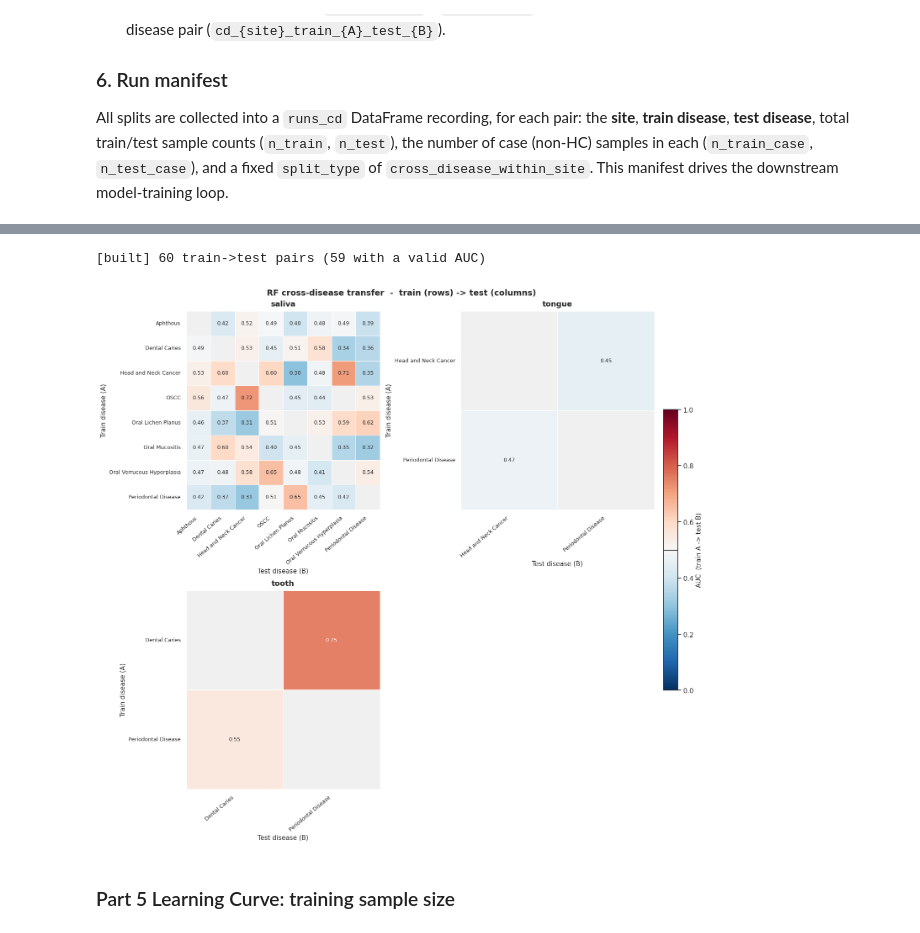
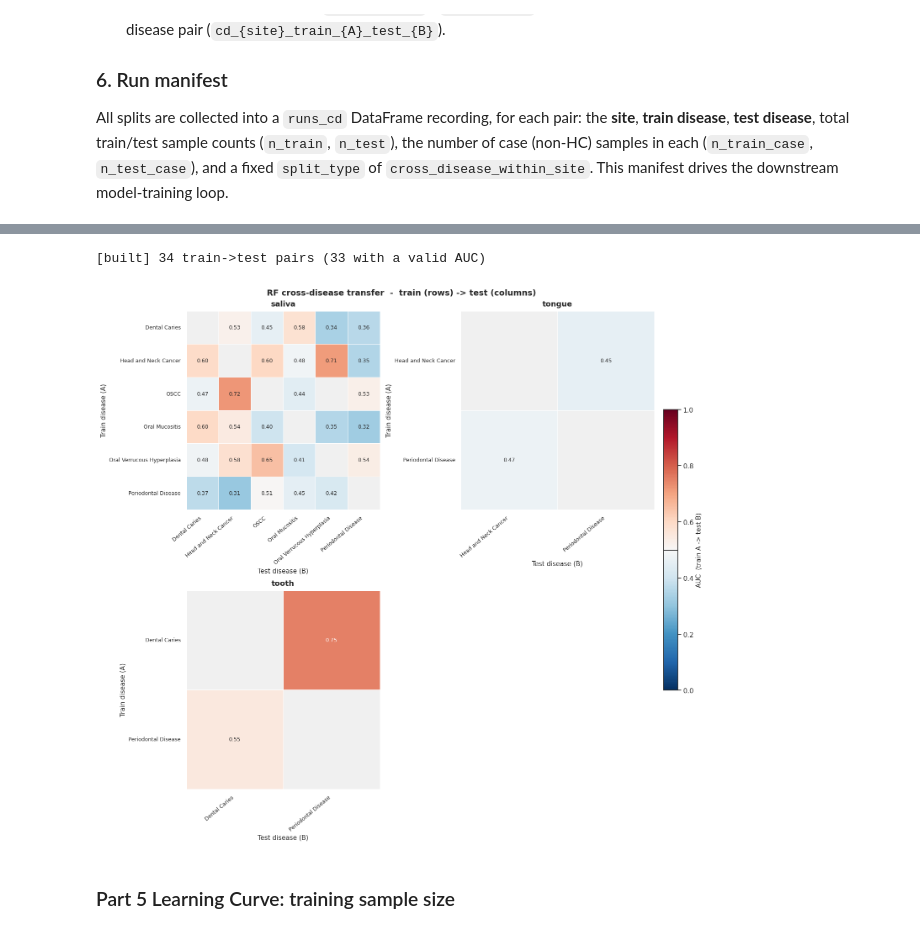
Before and after one commit to xu-research-lab/global-oral-microbiome, a Jupyter notebook: disease_classification/disease_predict.ipynb, the cells around one changed output, grey strips where cells are left out. Saved outputs shown, nothing was run; the diff lists cells and outputs as text; code cells hidden in the pictures.

Commit message:
updata disease classification

```diff
--- a/disease_classification/disease_predict.ipynb
+++ b/disease_classification/disease_predict.ipynb
@@ -987,9 +893,9 @@ DeepPhylo improves on Random Forest and whether the oral or gut site carries mor
 Five-fold CV, paired Oral vs Gut samples: RF only.
 
 PART 1 builds df_all_rf in memory from the raw prediction files:
-    run_info_oral_gut.csv                      -> site / fold / study
+    run_info_oral_gut_genus.csv                      -> site / fold / study
     result/RF_results_five_fold.csv            -> RF (pred_prob)
-    meta_oral_gut.tsv                          -> TRUE case/control labels
+    meta_oral_gut_genus.tsv                          -> TRUE case/control labels
 
 One AUC is computed per (site, study, fold); the 5 folds form the box.
 PART 2 plots, per disease/study, the Gut vs Oral boxes and connects each
@@ -1010,11 +916,11 @@ from sklearn.metrics import roc_auc_score
 # =============================================================================
 
 # ------------------------------------------------------------------ CONFIG ---
-RUN_INFO   = "run_info_oral_gut.csv"        # columns: site, fold, study
+RUN_INFO   = "run_info_oral_gut_genus.csv"        # columns: site, fold, study
 RESULT_DIR = "result"
 
 # ---- Ground-truth labels ----------------------------------------------------
-META_PATH      = "meta_oral_gut.tsv"
+META_PATH      = "meta_oral_gut_genus.tsv"
 META_ID_COL     = "sample_id"        # sample id column; must match SampleID
 META_LABEL_COL  = "group"            # binary target column (case=1 / control=0)
 META_STATUS_COL = "status_cleaned"   # disease / HC label column, used for titles
@@ -1244,7 +1150,7 @@ else:
                frameon=True, fontsize=10, title_fontsize=11)
 
 fig.tight_layout()
-# plt.savefig(os.path.join(RESULT_DIR, "fivefold_oral_gut_rf_paired.png"),
+# plt.savefig(os.path.join(RESULT_DIR, "fivefold_oral_gut_rf_paired_genus.png"),
 #             dpi=200, bbox_inches="tight")
 plt.show()
 # %% [output]
@@ -1285,13 +1191,10 @@ For each split, the corresponding samples are pulled from the `biom` feature tab
 Finally, all splits are collected into a `runs` DataFrame recording the **site, disease, continent, held-out test study, and split type** (`wc` or `loco`). This manifest drives the downstream model-training loop.
 # %%
 table = biom.load_table("../../data/metadata-and-biom-v2-qc/biom_oral_qc_dedup.biom")
+table = aggregate_to_genus(table)
 metadata = pd.read_csv("../../data/metadata-and-biom-v2-qc/metadata_oral_qc_dedup.tsv", sep="\t", low_memory=False)
 sid = metadata.sample_id.values
 table.filter(sid, axis="sample")
-table.remove_empty()
-fid = table.ids(axis="observation")
-prevalence = table.nonzero_counts(axis="observation")
-table = table.filter(fid[prevalence > 50], axis='observation', inplace=False)
 table.remove_empty()
 sid_reads = table.sum(axis="sample")
 sid = table.ids(axis="sample")
@@ -1910,5 +1799,3 @@ For every ordered pair of usable diseases **(A → B)** where A ≠ B:
 
 ### 6. Run manifest
 All splits are collected into a `runs_cd` DataFrame recording, for each pair: the **site**, **train disease**, **test disease**, total train/test sample counts (`n_train`, `n_test`), the number of case (non-HC) samples in each (`n_train_case`, `n_test_case`), and a fixed `split_type` of `cross_disease_within_site`. This manifest drives the downstream model-training loop.
-# %%
-sid = table.ids(axis="sample")
@@ -1931,5 +1802,3 @@ len(np.intersect1d(table.ids(axis="sample"), metadata.index.values))
-# %%
-metadata = pd.read_csv("meta.tsv", sep="\t", index_col=0)
 # %%
 oral_sites = ['saliva', 'tooth', 'tongue']
 
@@ -2090,10 +1949,10 @@ DeepPhylo cross-disease transfer: train on disease A, test on disease B
 (all ordered pairs, within each site).
 
 PART 1 -- one AUC per run_info row from the prediction files:
-    run_info_cross_disease.csv
+    run_info_cross_disease_genus.csv
         columns include: site, train_disease, test_disease, split_type
     result/predictions_deepphylo_cd_<site>_train_<train_disease>_test_<test_disease>.csv
-    meta.tsv  -> TRUE case/control labels (SampleID = ERR...)
+    meta_genus.tsv  -> TRUE case/control labels (SampleID = ERR...)
 
 PART 2 -- one transfer-matrix heatmap per site:
     rows    = train disease (A)   -- only diseases that actually have results
@@ -2117,11 +1976,11 @@ from sklearn.metrics import roc_auc_score
 # =============================================================================
 
 # ------------------------------------------------------------------ CONFIG ---
-RUN_INFO   = "run_info_cross_disease.csv"
+RUN_INFO   = "run_info_cross_disease_genus.csv"
 RESULT_DIR = "result"
 
 # ---- Ground-truth labels ----------------------------------------------------
-META_PATH      = "meta.tsv"
+META_PATH      = "meta_genus.tsv"
 META_ID_COL    = "sample_id"   # sample id column; must match SampleID (ERR...)
 META_LABEL_COL = "group"       # binary target column (case=1 / control=0)
 
@@ -2213,7 +2072,7 @@ assert not df.empty, (
 n_ok = df["auc"].notna().sum()
 print(f"[built] {len(df)} train->test pairs ({n_ok} with a valid AUC)")
 
-df.to_csv(os.path.join(RESULT_DIR, "cross_disease_auc_long.csv"), index=False)
+df.to_csv(os.path.join(RESULT_DIR, "cross_disease_auc_long_genus.csv"), index=False)
 
 
 # =============================================================================
@@ -2252,35 +2111,35 @@ for i, site in enumerate(sites):
 
     sns.heatmap(
         mat, ax=ax, cmap=CMAP, vmin=VMIN, vmax=VMAX,
         annot=True, fmt=".2f", annot_kws={"size": 9},
         linewidths=0.6, linecolor="white",
         mask=mat.isna(), cbar=False, square=False,
     )
     ax.set_facecolor("#F0F0F0")                     # missing pairs within this site
     ax.set_title(site, pad=8)
     ax.set_xlabel("Test disease (B)")
     ax.set_ylabel("Train disease (A)")
     ax.set_xticklabels([t.get_text().replace("_", " ") for t in ax.get_xticklabels()],
                        rotation=40, ha="right", fontsize=9)
     ax.set_yticklabels([t.get_text().replace("_", " ") for t in ax.get_yticklabels()],
                        rotation=0, fontsize=9)
 
 for j in range(n, len(axes)):
     axes[j].axis("off")
 
 # Shared colour bar
 sm = ScalarMappable(norm=Normalize(VMIN, VMAX), cmap=CMAP)
 sm.set_array([])
 cbar = fig.colorbar(sm, ax=axes.tolist(), fraction=0.03, pad=0.02, shrink=0.85)
 cbar.set_label("AUC  (train A -> test B)")
 cbar.ax.axhline(0.5, color="#333333", lw=1.0)       # mark the chance level
 
 fig.suptitle("RF cross-disease transfer  -  train (rows) -> test (columns)",
              fontsize=14, fontweight="bold")
 plt.show()
 # %% [output]
-[built] 60 train->test pairs (59 with a valid AUC)
+[built] 34 train->test pairs (33 with a valid AUC)
-[figure, old version]
+[figure, new version]
 # %% [markdown]
 ### Part 5 Learning Curve: training sample size
 # %% [markdown]
```
Also changed, not shown: parts of 44 cells of this notebook.
